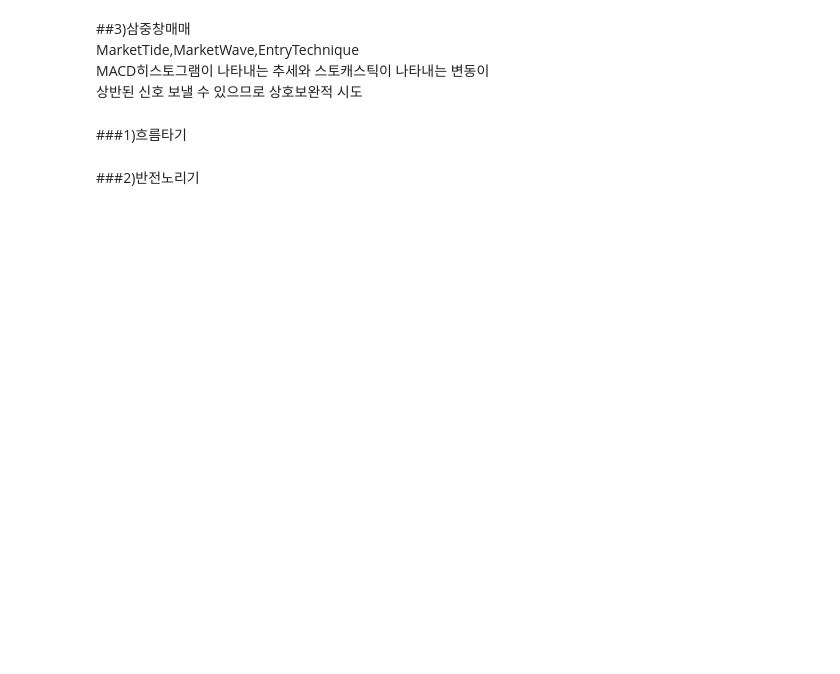
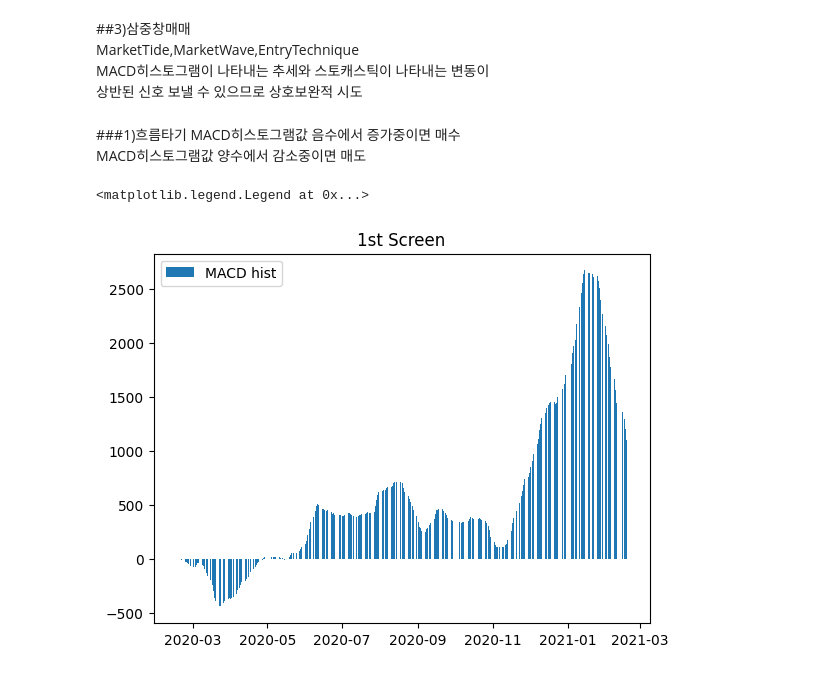
Before and after one commit to DongjunYou/PersonalProject_TradingBot, a Jupyter notebook: 2.Visualization/Visualization.ipynb, the cells around one changed output. Saved outputs shown, nothing was run; the diff lists cells and outputs as text; code cells hidden in the pictures; blank space fills up the shorter version.

```diff
--- a/2.Visualization/Visualization.ipynb
+++ b/2.Visualization/Visualization.ipynb
@@ -288,7 +288,19 @@ plt.show()
 MarketTide,MarketWave,EntryTechnique<br>
 MACD히스토그램이 나타내는 추세와 스토캐스틱이 나타내는 변동이<br>
 상반된 신호 보낼 수 있으므로 상호보완적 시도
-# %% [markdown]
-###1)흐름타기
-# %% [markdown]
-###2)반전노리기
+# %% [markdown]
+###1)흐름타기
+MACD히스토그램값 음수에서 증가중이면 매수<br>
+MACD히스토그램값 양수에서 감소중이면 매도
+# %%
+EMA60=sm_df['Close'].ewm(span=60).mean() #pandas에서 exponentially weighted 함수 내장 #1Q,2Q
+EMA130=sm_df['Close'].ewm(span=130).mean()
+macd=ema60-ema130
+signal=macd.ewm(span=45).mean() #macd로 ewm 또 한번
+macdhist=macd-signal #macd보다 히스토그램이 더 중요
+plt.bar(sm_df.index,macdhist,label='MACD hist') #histogram이니까
+plt.title('1st Screen')
+plt.legend(loc='best')
+# %% [output]
+<matplotlib.legend.Legend at 0x...>
+[figure, added]
```
Also changed, not shown: parts of 15 cells of this notebook.
